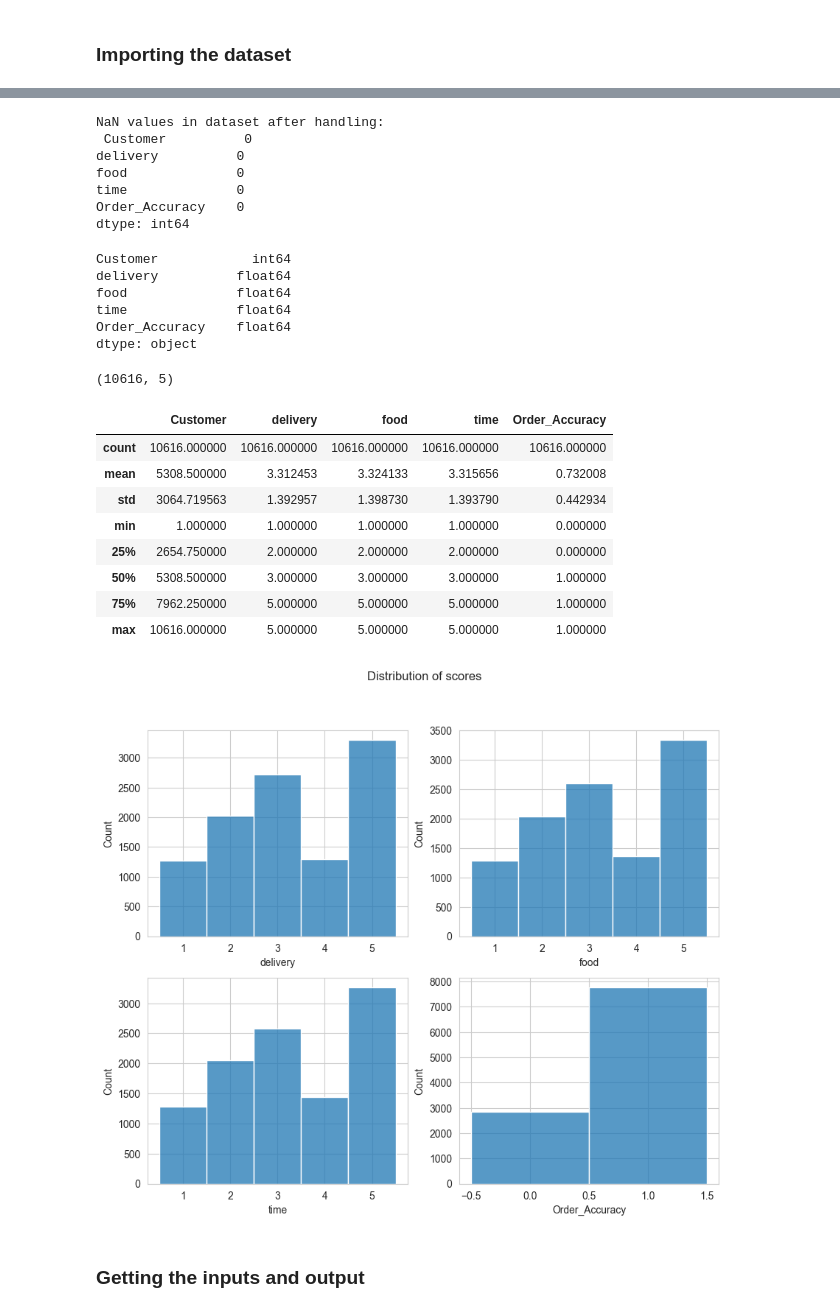
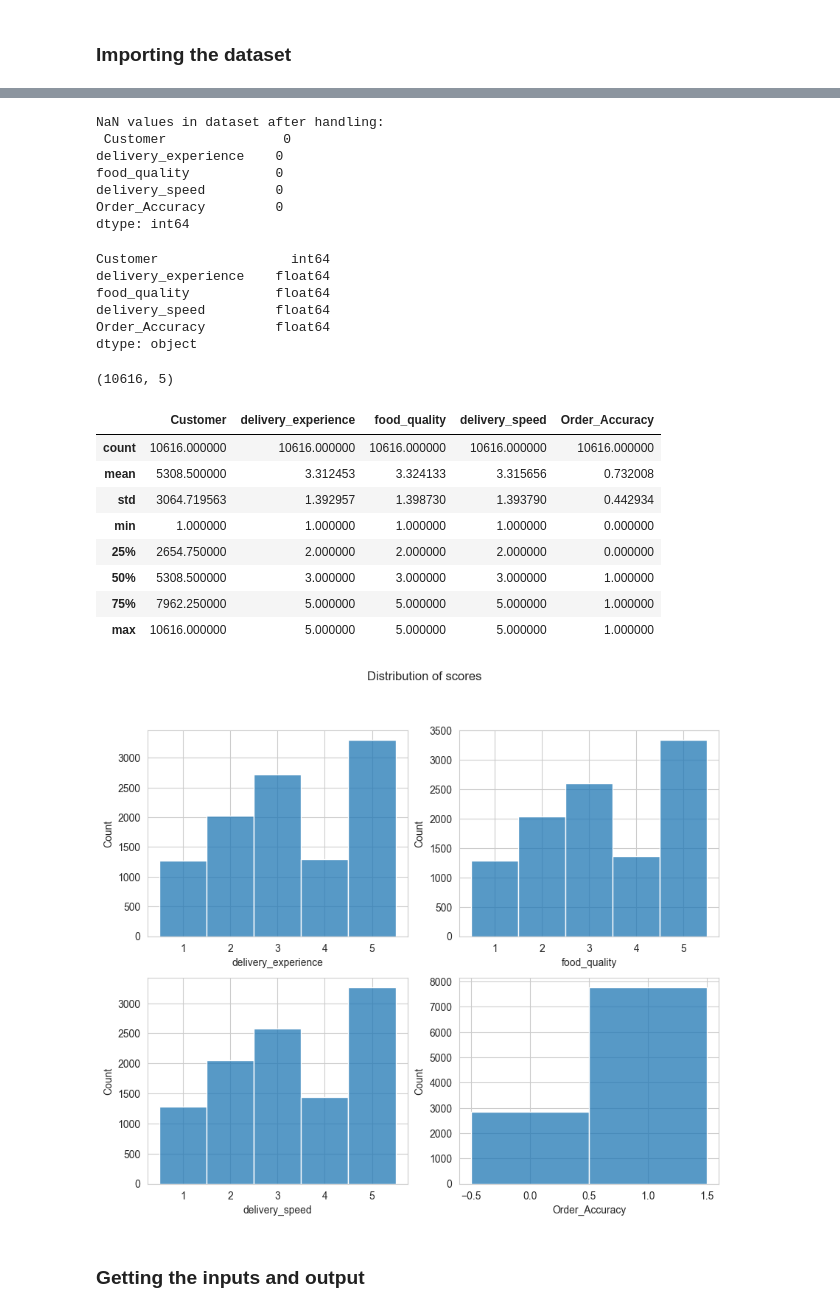
Before and after one commit to t1pen/MeXEE402_Midterms_StephenGabrielAlojado_JairusSunga, a Jupyter notebook: Logistic Regression/logistic_regression.ipynb, the cells around one changed output, grey strips where cells are left out. Drawn from its saved outputs; the diff is of its cells as text; code cells hidden in the pictures.

```diff
--- a/Logistic Regression/logistic_regression.ipynb
+++ b/Logistic Regression/logistic_regression.ipynb
@@ -18,9 +18,9 @@ dataset.head()
 | 4 | 5 | 2.0 | 5.0 | 1.0 | Yes |
 # %%
 dataset = dataset.rename(columns={'Customer': 'Customer',
-       'How satisfied were you with your overall delivery experience at Ali?                    1-5 where 1 = extremely dissatisfied and 5 = extremely satisfied': 'delivery',
-       'How satisfied were you with the quality of the food at Alis?                             1-5 where 1 = extremely dissatisfied and 5 = extremely satisfied': 'food',
-       'How satisfied were you with the speed of delivery at Alis?                                1-5 where 1 = extremely dissatisfied and 5 = extremely satisfied': 'time',
+       'How satisfied were you with your overall delivery experience at Ali?                    1-5 where 1 = extremely dissatisfied and 5 = extremely satisfied': 'delivery_experience',
+       'How satisfied were you with the quality of the food at Alis?                             1-5 where 1 = extremely dissatisfied and 5 = extremely satisfied': 'food_quality',
+       'How satisfied were you with the speed of delivery at Alis?                                1-5 where 1 = extremely dissatisfied and 5 = extremely satisfied': 'delivery_speed',
        'Was your order accurate? Please respond yes or no.': 'Order_Accuracy'})
 dataset
 # %% [output]
@@ -75,21 +75,21 @@ for col in dataset:
 print("NaN values in dataset after handling:\n", dataset.isna().sum())
 # %% [output]
 NaN values in dataset after handling:
- Customer          0
-delivery          0
-food              0
-time              0
-Order_Accuracy    0
+ Customer               0
+delivery_experience    0
+food_quality           0
+delivery_speed         0
+Order_Accuracy         0
 dtype: int64
 # %%
 # Check fate types
 dataset.dtypes
 # %% [output]
-Customer            int64
-delivery          float64
-food              float64
-time              float64
-Order_Accuracy    float64
+Customer                 int64
+delivery_experience    float64
+food_quality           float64
+delivery_speed         float64
+Order_Accuracy         float64
 dtype: object
 # %%
 dataset.shape
@@ -98,7 +98,7 @@ dataset.shape
 # %%
 dataset.describe()
 # %% [output]
-|  | Customer | delivery | food | time | Order_Accuracy |
+|  | Customer | delivery_experience | food_quality | delivery_speed | Order_Accuracy |
 | count | 10616.000000 | 10616.000000 | 10616.000000 | 10616.000000 | 10616.000000 |
 | mean | 5308.500000 | 3.312453 | 3.324133 | 3.315656 | 0.732008 |
 | std | 3064.719563 | 1.392957 | 1.398730 | 1.393790 | 0.442934 |
@@ -110,16 +110,16 @@ dataset.describe()
 # %%
 import seaborn as sns
 sns.set_style('whitegrid')
 fig, ax = plt.subplots(2, 2, figsize=(10, 8))
-sns.histplot(data=dataset['delivery'], discrete=True, ax=ax[0, 0])
-sns.histplot(data=dataset['food'], discrete=True, ax=ax[0, 1])
-sns.histplot(data=dataset['time'], discrete=True, ax=ax[1, 0])
+sns.histplot(data=dataset['delivery_experience'], discrete=True, ax=ax[0, 0])
+sns.histplot(data=dataset['food_quality'], discrete=True, ax=ax[0, 1])
+sns.histplot(data=dataset['delivery_speed'], discrete=True, ax=ax[1, 0])
 sns.histplot(data=dataset['Order_Accuracy'], discrete=True, ax=ax[1, 1])
 
 plt.suptitle('Distribution of scores')
 plt.show()
 # %% [output]
-[figure, old version]
+[figure, new version]
 # %% [markdown]
 ### Getting the inputs and output
 # %%
```
Also changed, not shown: parts of 3 cells of this notebook.
